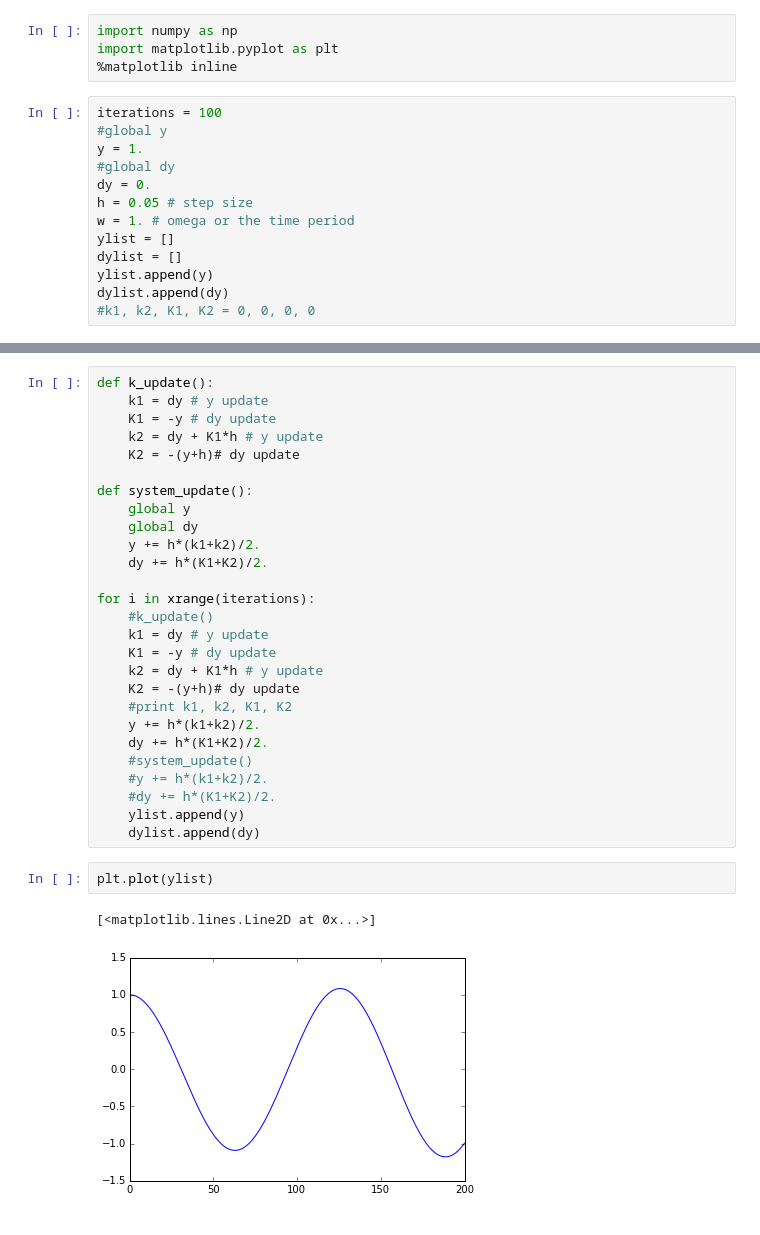
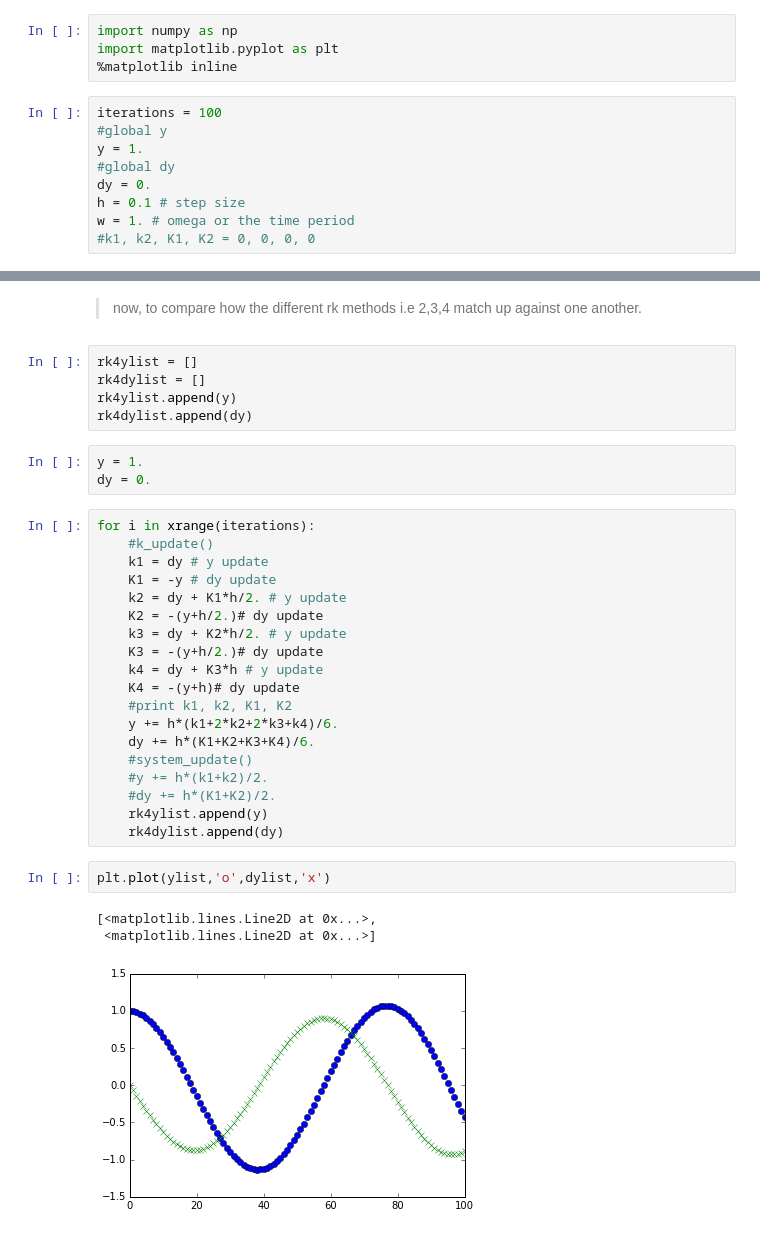
Before and after one commit to rahulporuri/computational_physics, a Jupyter notebook: rk2_simple_harmonic_oscillator.ipynb, the cells around one changed output, grey strips where cells are left out. Cells and saved outputs as stored; diff of their text form.

```diff
--- a/rk2_simple_harmonic_oscillator.ipynb
+++ b/rk2_simple_harmonic_oscillator.ipynb
@@ -8,10 +8,6 @@ iterations = 100
 y = 1.
 #global dy
 dy = 0.
-h = 0.05 # step size
+h = 0.1 # step size
 w = 1. # omega or the time period
-ylist = []
-dylist = []
-ylist.append(y)
-dylist.append(dy)
 #k1, k2, K1, K2 = 0, 0, 0, 0
@@ -18,32 +42,35 @@ dylist.append(dy)
+# %% [markdown]
+> now, to compare how the different rk methods i.e 2,3,4 match up against one another.
+# %%
+rk4ylist = []
+rk4dylist = []
+rk4ylist.append(y)
+rk4dylist.append(dy)
+# %%
+y = 1.
+dy = 0.
 # %%
-def k_update():
-    k1 = dy # y update
-    K1 = -y # dy update
-    k2 = dy + K1*h # y update
-    K2 = -(y+h)# dy update
-
-def system_update():
-    global y
-    global dy
-    y += h*(k1+k2)/2.
-    dy += h*(K1+K2)/2.
-
 for i in xrange(iterations):
     #k_update()
     k1 = dy # y update
     K1 = -y # dy update
-    k2 = dy + K1*h # y update
-    K2 = -(y+h)# dy update
+    k2 = dy + K1*h/2. # y update
+    K2 = -(y+h/2.)# dy update
+    k3 = dy + K2*h/2. # y update
+    K3 = -(y+h/2.)# dy update
+    k4 = dy + K3*h # y update
+    K4 = -(y+h)# dy update
     #print k1, k2, K1, K2
-    y += h*(k1+k2)/2.
-    dy += h*(K1+K2)/2.
+    y += h*(k1+2*k2+2*k3+k4)/6.
+    dy += h*(K1+K2+K3+K4)/6.
     #system_update()
     #y += h*(k1+k2)/2.
     #dy += h*(K1+K2)/2.
-    ylist.append(y)
-    dylist.append(dy)
+    rk4ylist.append(y)
+    rk4dylist.append(dy)
 # %%
-plt.plot(ylist)
+plt.plot(ylist,'o',dylist,'x')
 # %% [output]
-[<matplotlib.lines.Line2D at 0x...>]
+[<matplotlib.lines.Line2D at 0x...>,
+ <matplotlib.lines.Line2D at 0x...>]
-[figure, old version]
+[figure, new version]
```
Also changed, not shown: parts of 5 cells of this notebook.
